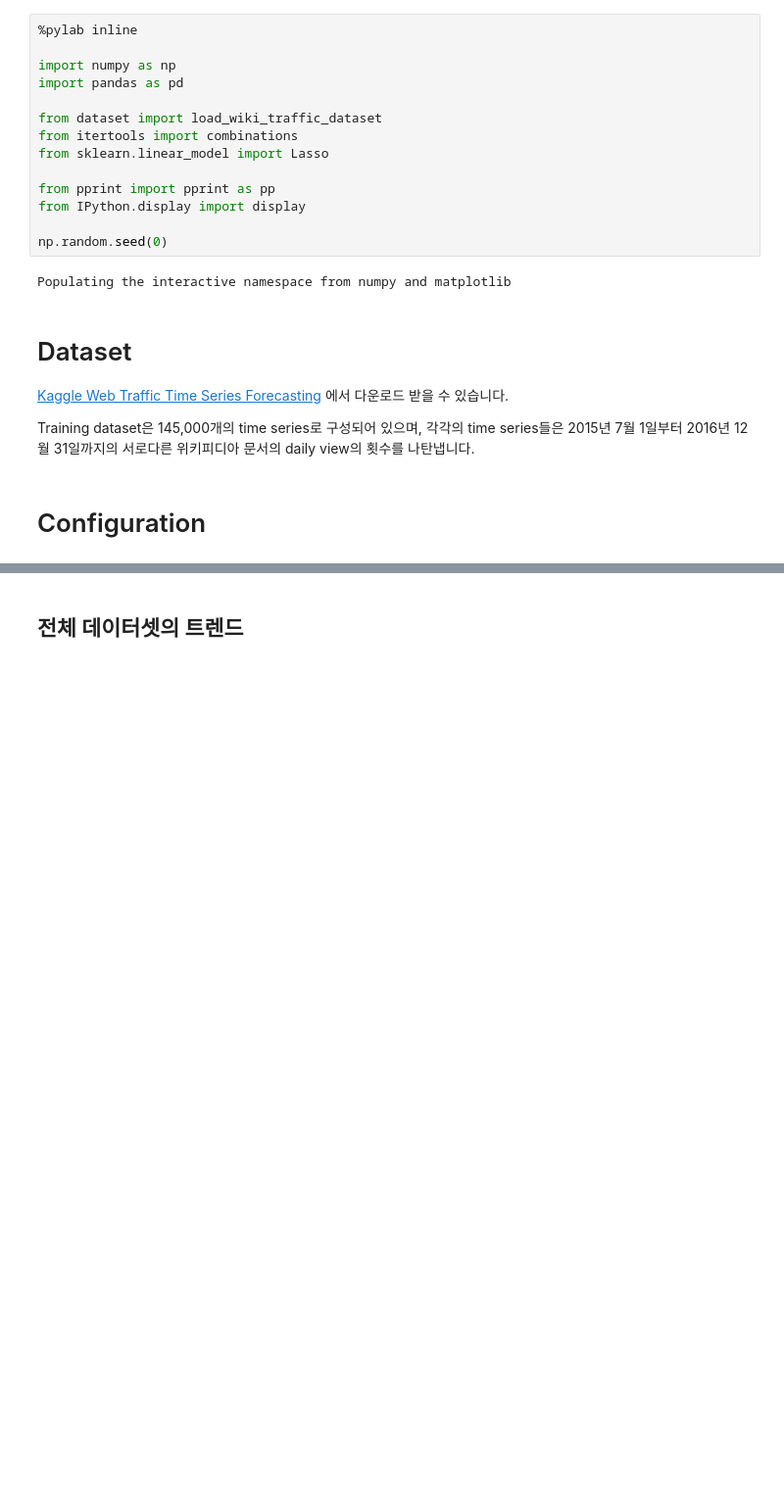
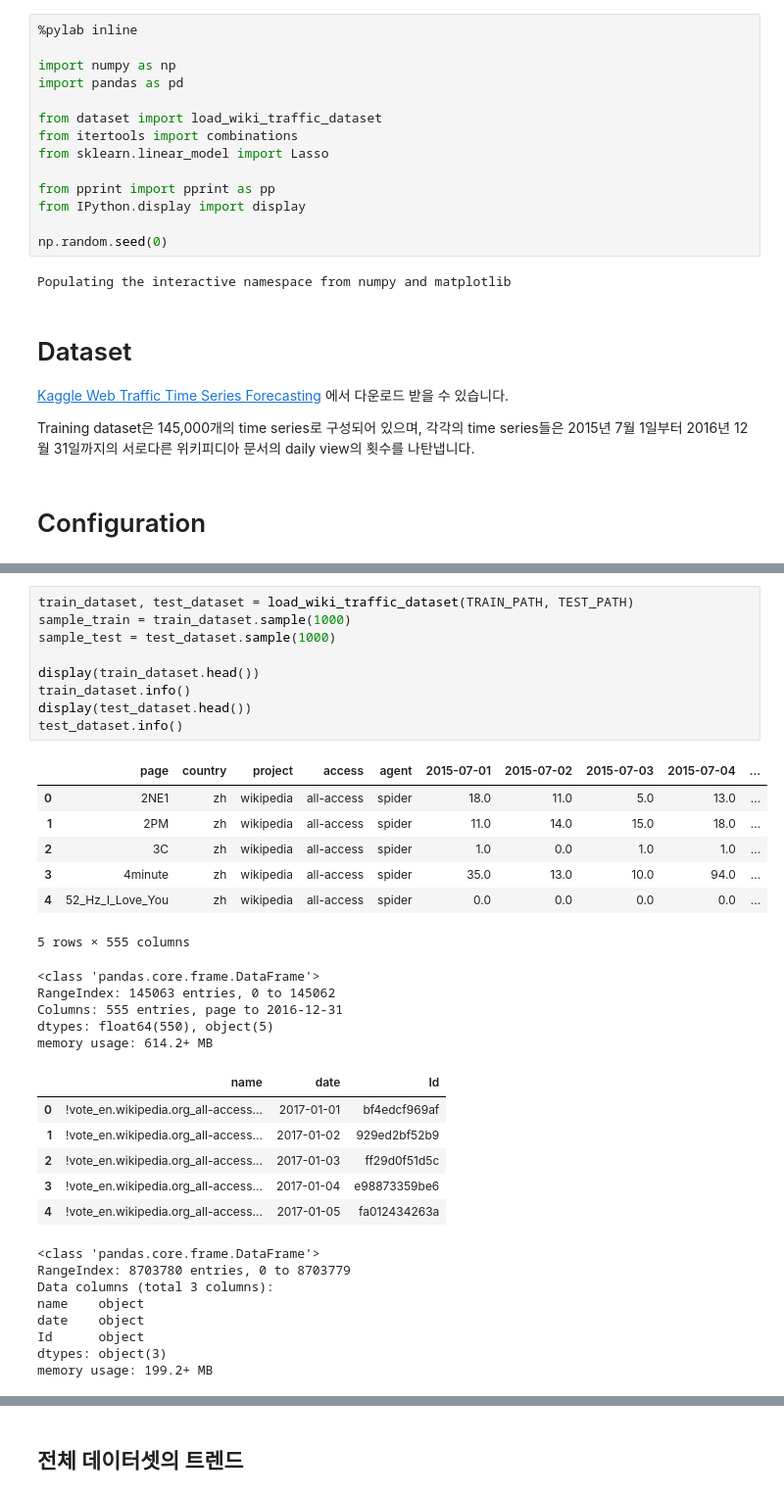
Before and after one commit to AndersonJo/hybrid-lstm, a Jupyter notebook: 01 Wiki Traffic Data Exploration.ipynb, the cells around one changed output, grey strips where cells are left out. Shown: that part at 98% size. Drawn from its saved outputs; the diff is of its cells as text; blank space fills up the shorter version.

```diff
--- a/01 Wiki Traffic Data Exploration.ipynb
+++ b/01 Wiki Traffic Data Exploration.ipynb
@@ -69,0 +32,36 @@ sample
+# %%
+train_dataset, test_dataset = load_wiki_traffic_dataset(TRAIN_PATH, TEST_PATH)
+sample_train = train_dataset.sample(1000)
+sample_test = test_dataset.sample(1000)
+
+display(train_dataset.head())
+train_dataset.info()
+display(test_dataset.head())
+test_dataset.info()
+# %% [output]
+|  | page | country | project | access | agent | 2015-07-01 | 2015-07-02 | 2015-07-03 | 2015-07-04 | ... |
+| 0 | 2NE1 | zh | wikipedia | all-access | spider | 18.0 | 11.0 | 5.0 | 13.0 | ... |
+| 1 | 2PM | zh | wikipedia | all-access | spider | 11.0 | 14.0 | 15.0 | 18.0 | ... |
+| 2 | 3C | zh | wikipedia | all-access | spider | 1.0 | 0.0 | 1.0 | 1.0 | ... |
+| 3 | 4minute | zh | wikipedia | all-access | spider | 35.0 | 13.0 | 10.0 | 94.0 | ... |
+| 4 | 52_Hz_I_Love_You | zh | wikipedia | all-access | spider | 0.0 | 0.0 | 0.0 | 0.0 | ... |
+5 rows × 555 columns
+<class 'pandas.core.frame.DataFrame'>
+RangeIndex: 145063 entries, 0 to 145062
+Columns: 555 entries, page to 2016-12-31
+dtypes: float64(550), object(5)
+memory usage: 614.2+ MB
+|  | name | date | Id |
+| 0 | !vote_en.wikipedia.org_all-access... | 2017-01-01 | bf4edcf969af |
+| 1 | !vote_en.wikipedia.org_all-access... | 2017-01-02 | 929ed2bf52b9 |
+| 2 | !vote_en.wikipedia.org_all-access... | 2017-01-03 | ff29d0f51d5c |
+| 3 | !vote_en.wikipedia.org_all-access... | 2017-01-04 | e98873359be6 |
+| 4 | !vote_en.wikipedia.org_all-access... | 2017-01-05 | fa012434263a |
+<class 'pandas.core.frame.DataFrame'>
+RangeIndex: 8703780 entries, 0 to 8703779
+Data columns (total 3 columns):
+name    object
+date    object
+Id      object
+dtypes: object(3)
+memory usage: 199.2+ MB
```
Also changed, not shown: parts of 14 cells of this notebook, 3 other files.
